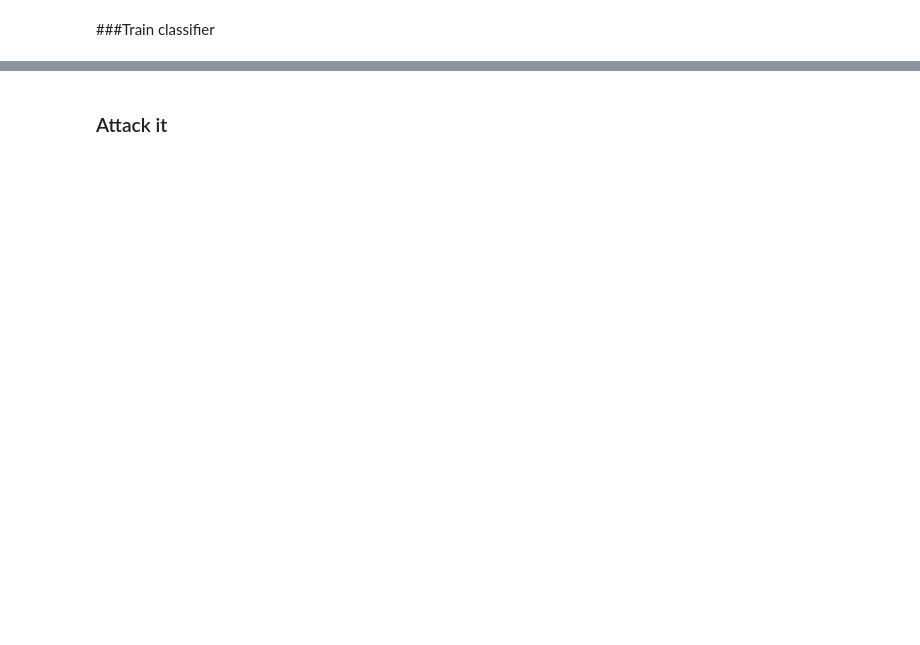
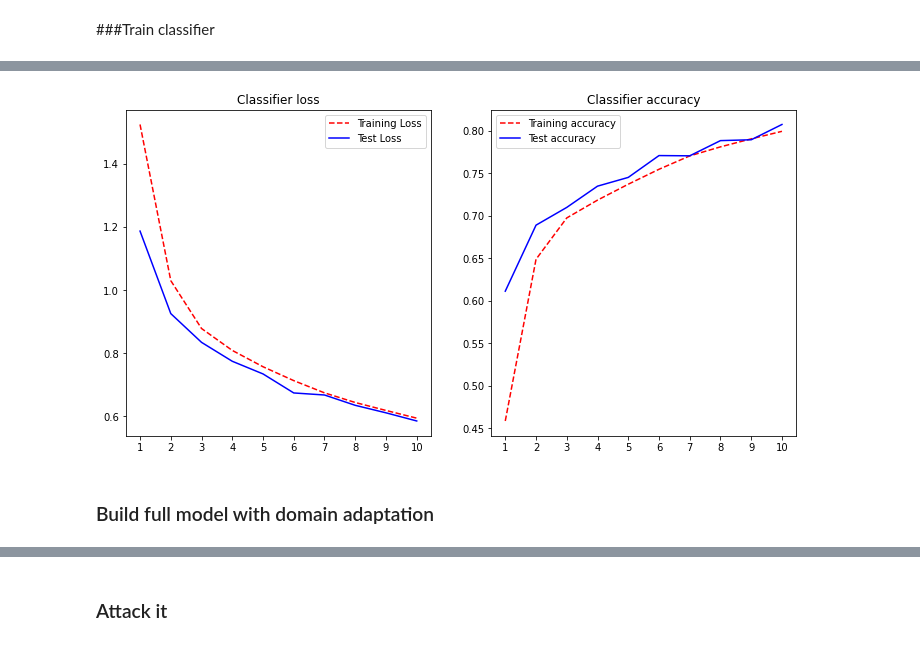
Before and after one commit to a-chubcheva/Excessive-invariance, a Jupyter notebook: autoencoder.ipynb, the cells around one changed output, grey strips where cells are left out. Drawn from its saved outputs; the diff is of its cells as text; code cells hidden in the pictures; blank space fills up the shorter version.

```diff
--- a/autoencoder.ipynb
+++ b/autoencoder.ipynb
@@ -148,13 +213,16 @@ plt.imshow(img_encoded.cpu().detach());
 # %% [markdown]
 ###Train classifier
 # %%
-def train_classifier(classifier, autoencoder, criterion, optimizer, dataloaders, dataset_sizes, num_epochs=10):
+def train_classifier(classifier, autoencoder, criterion, optimizer, dataloaders, dataset_sizes, num_epochs):
 
   for param in autoencoder.parameters():
     param.requires_grad = False
 
   best_model_wts = deepcopy(classifier.state_dict())
   best_acc = 0.0
+
+  loss_history = {'train': [], 'val': []}
+  acc_history = {'train': [], 'val': []}
 
   for epoch in range(num_epochs):
     for phase in ['train', 'val']:
@@ -187,6 +255,8 @@ def train_classifier(classifier, autoencoder, criterion, optimizer, dataloaders,
 
       epoch_loss = running_loss / dataset_sizes[phase]
       epoch_acc = running_correct.double() / dataset_sizes[phase]
+      loss_history[phase].append(epoch_loss)
+      acc_history[phase].append(epoch_acc)
 
       if phase == 'val' and epoch_acc > best_acc:
                 best_acc = epoch_acc
@@ -197,14 +267,15 @@ def train_classifier(classifier, autoencoder, criterion, optimizer, dataloaders,
     print()
 
   classifier.load_state_dict(best_model_wts)
-  return classifier
+  return classifier, loss_history, acc_history
 # %%
 model = nn.Sequential(nn.Linear(10,32),nn.ReLU(), nn.Linear(32,10)).to(device)
 #model = nn.Sequential(nn.Linear(10,10)).to(device)
 
 criterion = nn.CrossEntropyLoss().to(device)
+#optimizer = optim.Adam(model.parameters(), lr=1e-3)
 optimizer = optim.Adam(model.parameters(), lr=1e-2)
-#optimizer = optim.SGD(model.parameters(), lr=1e-2)
+num_epochs = 10
 # %%
-classifier = train_classifier(model, autoencoder, criterion, optimizer, dataloaders, dataset_sizes)
+classifier, loss_history, acc_history = train_classifier(model, autoencoder, criterion, optimizer, dataloaders, dataset_sizes, num_epochs)
 # %% [output]
@@ -228 +299,18 @@ val epoch [10/10], loss: 0.8106, acc: 0.7188
+# %%
+fig = plt.figure(figsize=(12,6))
+fig.add_subplot(1, 2, 1)
+plt.title('Classifier loss')
+plt.xticks(range(1,num_epochs+1))
+plt.plot(range(1,num_epochs+1), loss_history['train'], 'r--')
+plt.plot(range(1,num_epochs+1), loss_history['val'], 'b-')
+plt.legend(['Training Loss', 'Test Loss']);
+
+fig.add_subplot(1, 2, 2)
+plt.title('Classifier accuracy')
+plt.xticks(range(1,num_epochs+1))
+plt.plot(range(1,num_epochs+1), acc_history['train'], 'r--')
+plt.plot(range(1,num_epochs+1), acc_history['val'], 'b-')
+plt.legend(['Training accuracy', 'Test accuracy']);
+# %% [output]
+[figure, added]
 # %%
@@ -234,3 +322,5 @@ def classifier_prediction(img):
   _, preds = torch.max(output, 1)
 
   return preds.item()
+# %% [markdown]
+### Build full model with domain adaptation
```
Also changed, not shown: parts of 23 cells of this notebook.
